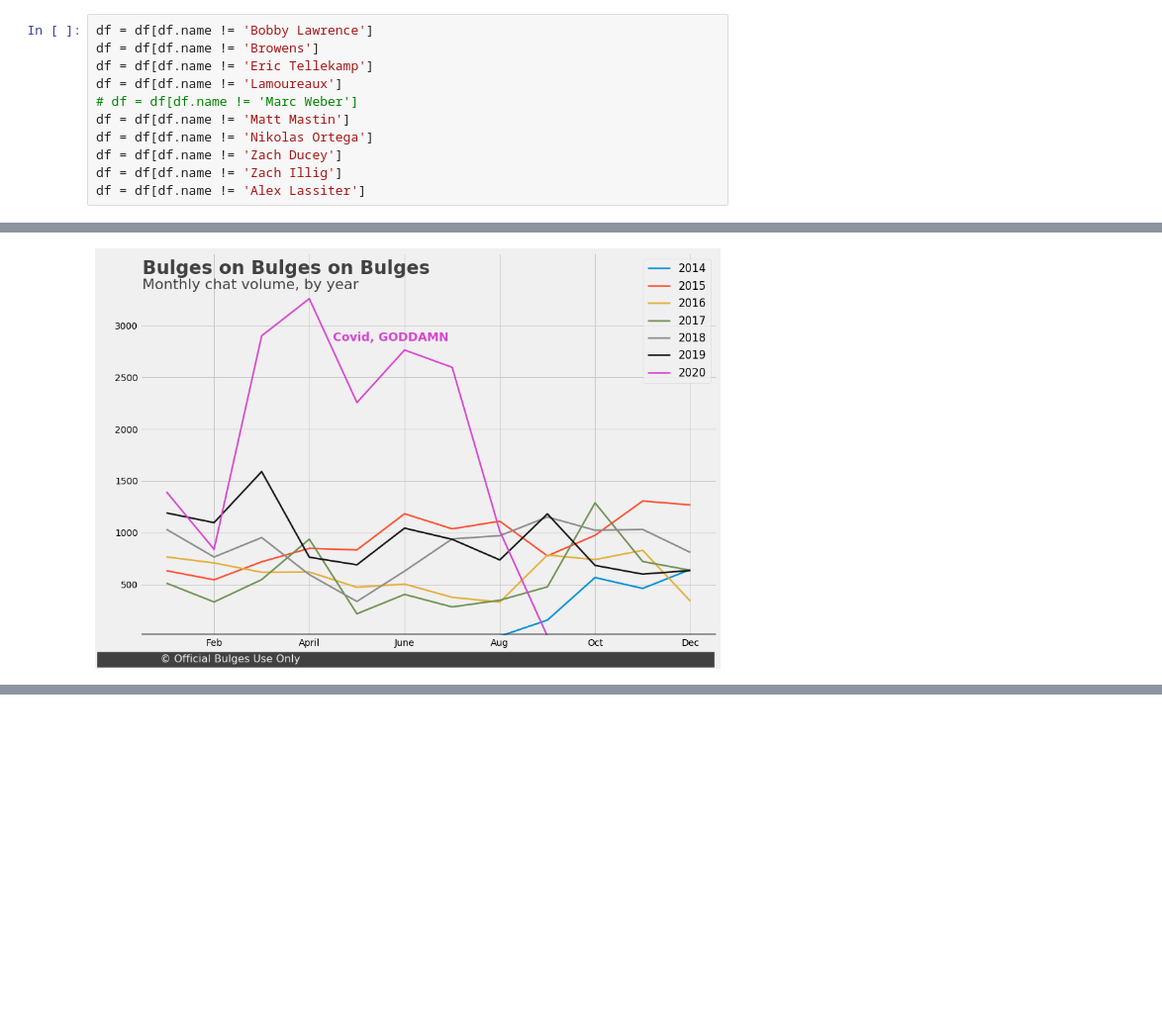
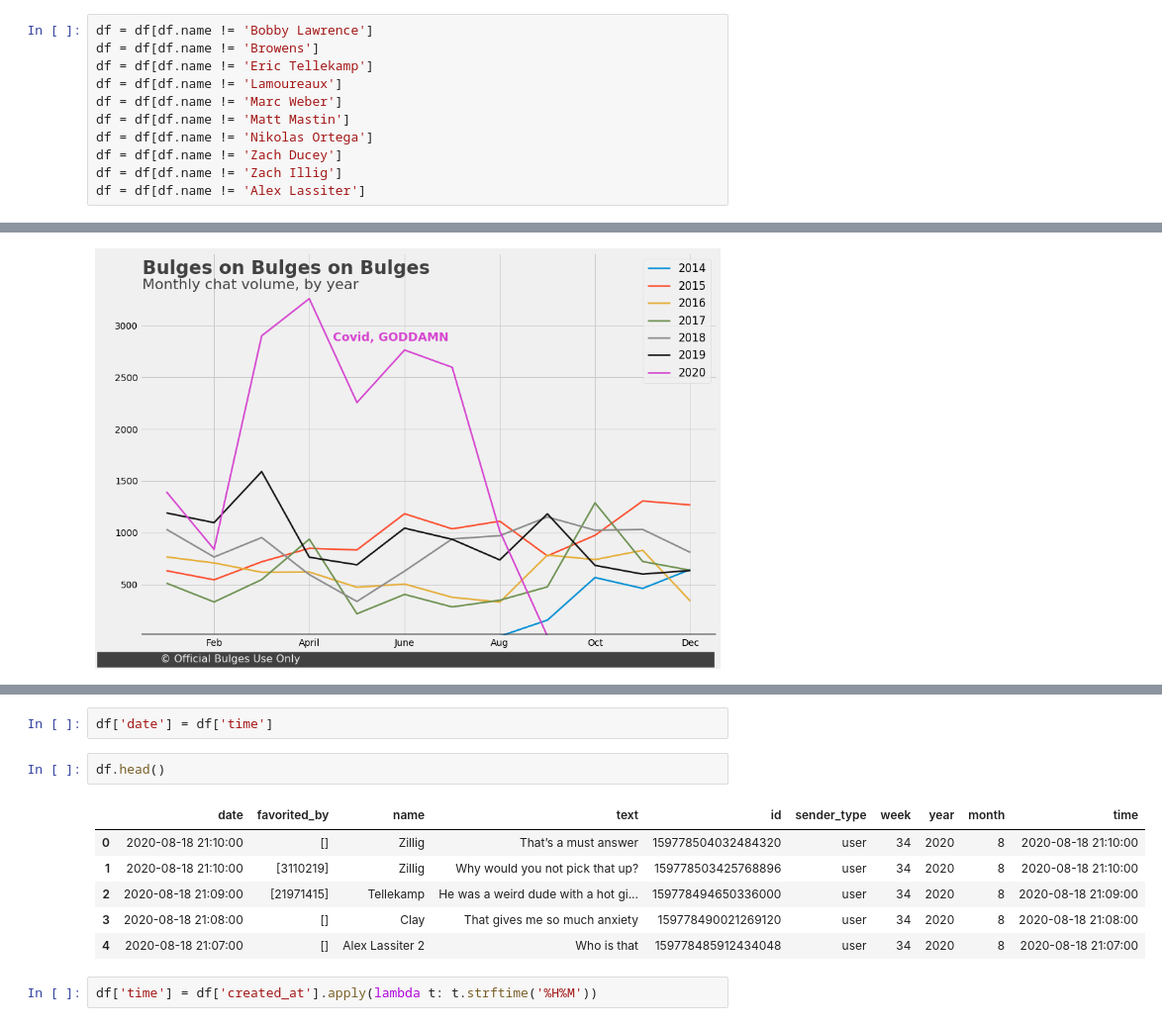
Before and after one commit to mmastin/side_exploration, a Jupyter notebook: groupme.ipynb, the cells around one changed output, grey strips where cells are left out. Shown: that part at 99% size. Saved outputs shown, nothing was run; the diff lists cells and outputs as text; blank space fills up the shorter version.

```diff
--- a/groupme.ipynb
+++ b/groupme.ipynb
@@ -72,7 +72,7 @@ df = df[df.name != 'Bobby Lawrence']
 df = df[df.name != 'Browens']
 df = df[df.name != 'Eric Tellekamp']
 df = df[df.name != 'Lamoureaux']
-# df = df[df.name != 'Marc Weber']
+df = df[df.name != 'Marc Weber']
 df = df[df.name != 'Matt Mastin']
 df = df[df.name != 'Nikolas Ortega']
 df = df[df.name != 'Zach Ducey']
@@ -656,0 +674,13 @@ ax1.text(x=-.4, y=-250,
+# %%
+df['date'] = df['time']
+# %%
+df.head()
+# %% [output]
+|  | date | favorited_by | name | text | id | sender_type | week | year | month | time |
+| 0 | 2020-08-18 21:10:00 | [] | Zillig | That’s a must answer | 159778504032484320 | user | 34 | 2020 | 8 | 2020-08-18 21:10:00 |
+| 1 | 2020-08-18 21:10:00 | [3110219] | Zillig | Why would you not pick that up? | 159778503425768896 | user | 34 | 2020 | 8 | 2020-08-18 21:10:00 |
+| 2 | 2020-08-18 21:09:00 | [21971415] | Tellekamp | He was a weird dude with a hot gi... | 159778494650336000 | user | 34 | 2020 | 8 | 2020-08-18 21:09:00 |
+| 3 | 2020-08-18 21:08:00 | [] | Clay | That gives me so much anxiety | 159778490021269120 | user | 34 | 2020 | 8 | 2020-08-18 21:08:00 |
+| 4 | 2020-08-18 21:07:00 | [] | Alex Lassiter 2 | Who is that | 159778485912434048 | user | 34 | 2020 | 8 | 2020-08-18 21:07:00 |
+# %%
+df['time'] = df['created_at'].apply(lambda t: t.strftime('%H%M'))
```
Also changed, not shown: parts of 17 cells of this notebook.
